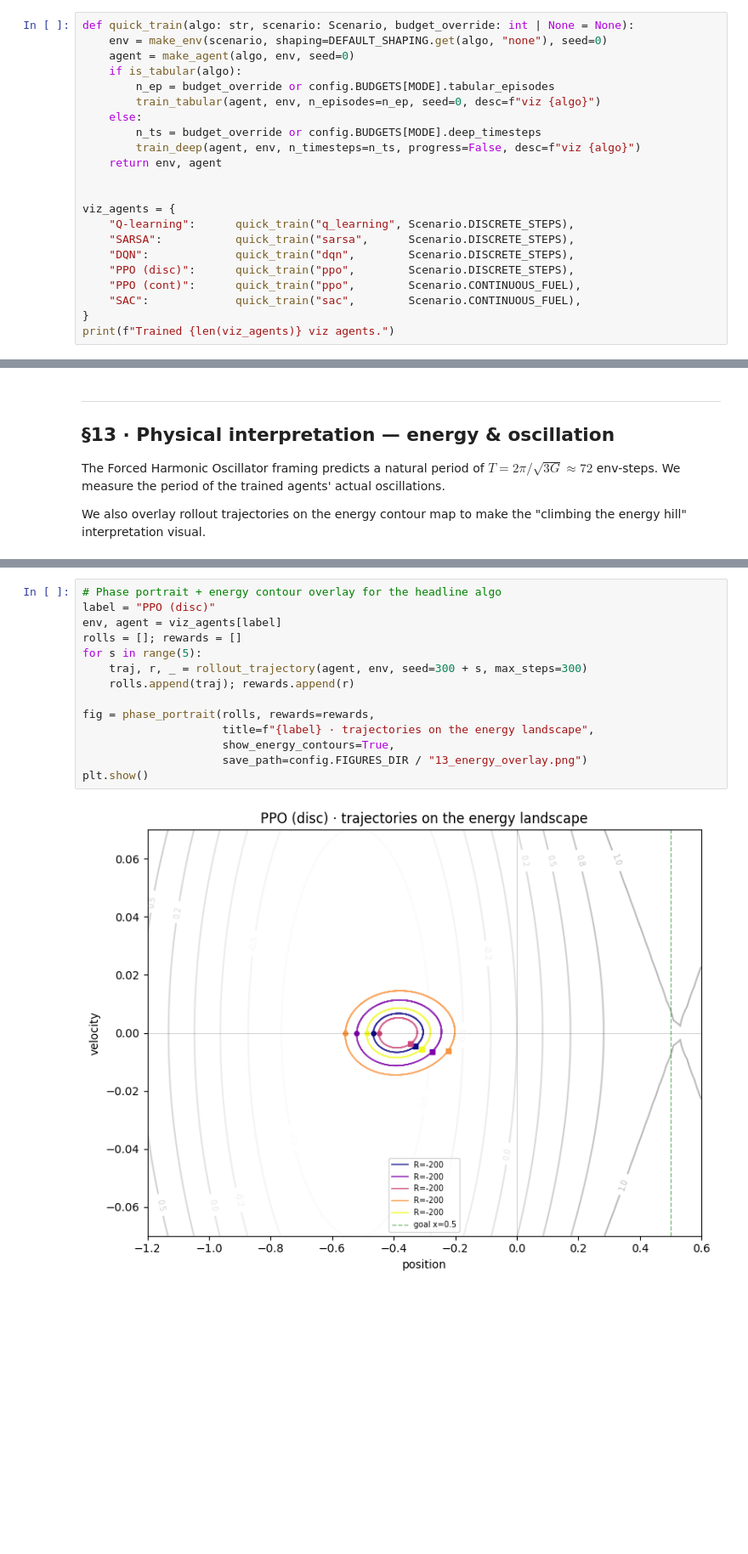
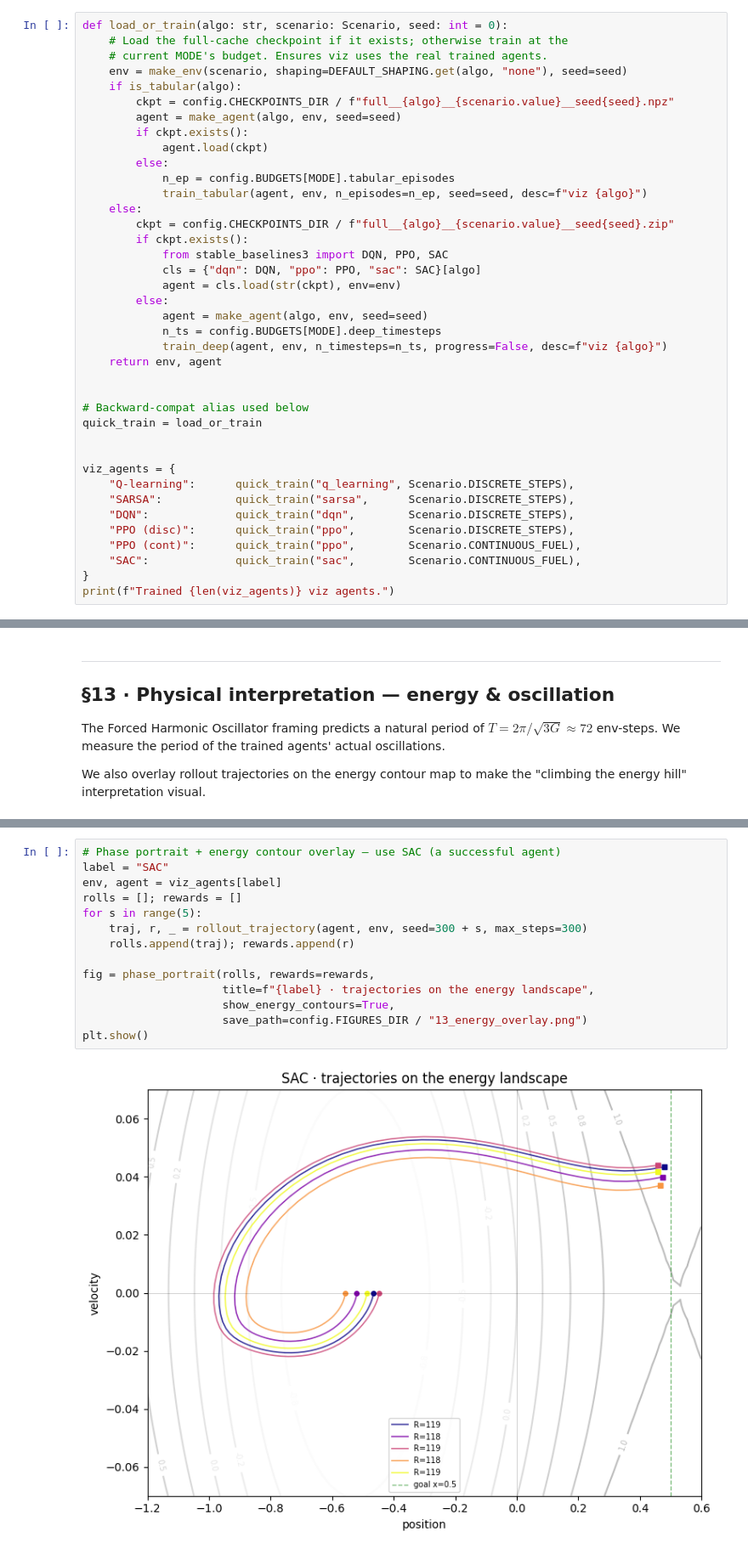
Before and after one commit to javidsegura/rl-mountain-problem, a Jupyter notebook: docs/deliverables/task1/mountaincar_analysis.ipynb, the cells around one changed output, grey strips where cells are left out. Shown at 85% size. Saved outputs shown, nothing was run; the diff lists cells and outputs as text; blank space fills up the shorter version.

```diff
--- a/docs/deliverables/task1/mountaincar_analysis.ipynb
+++ b/docs/deliverables/task1/mountaincar_analysis.ipynb
@@ -565,16 +702,33 @@ trained agents.
 
 ### 9.1 Re-train a representative of each algo (small budget, just for viz)
 # %%
-def quick_train(algo: str, scenario: Scenario, budget_override: int | None = None):
-    env = make_env(scenario, shaping=DEFAULT_SHAPING.get(algo, "none"), seed=0)
-    agent = make_agent(algo, env, seed=0)
+def load_or_train(algo: str, scenario: Scenario, seed: int = 0):
+    # Load the full-cache checkpoint if it exists; otherwise train at the
+    # current MODE's budget. Ensures viz uses the real trained agents.
+    env = make_env(scenario, shaping=DEFAULT_SHAPING.get(algo, "none"), seed=seed)
     if is_tabular(algo):
-        n_ep = budget_override or config.BUDGETS[MODE].tabular_episodes
-        train_tabular(agent, env, n_episodes=n_ep, seed=0, desc=f"viz {algo}")
+        ckpt = config.CHECKPOINTS_DIR / f"full__{algo}__{scenario.value}__seed{seed}.npz"
+        agent = make_agent(algo, env, seed=seed)
+        if ckpt.exists():
+            agent.load(ckpt)
+        else:
+            n_ep = config.BUDGETS[MODE].tabular_episodes
+            train_tabular(agent, env, n_episodes=n_ep, seed=seed, desc=f"viz {algo}")
     else:
-        n_ts = budget_override or config.BUDGETS[MODE].deep_timesteps
-        train_deep(agent, env, n_timesteps=n_ts, progress=False, desc=f"viz {algo}")
+        ckpt = config.CHECKPOINTS_DIR / f"full__{algo}__{scenario.value}__seed{seed}.zip"
+        if ckpt.exists():
+            from stable_baselines3 import DQN, PPO, SAC
+            cls = {"dqn": DQN, "ppo": PPO, "sac": SAC}[algo]
+            agent = cls.load(str(ckpt), env=env)
+        else:
+            agent = make_agent(algo, env, seed=seed)
+            n_ts = config.BUDGETS[MODE].deep_timesteps
+            train_deep(agent, env, n_timesteps=n_ts, progress=False, desc=f"viz {algo}")
     return env, agent
+
+
+# Backward-compat alias used below
+quick_train = load_or_train
 
 
 viz_agents = {
@@ -816,16 +1109,16 @@ Linear FHO prediction:  T = 72.6 steps
 # %%
-# Phase portrait + energy contour overlay for the headline algo
-label = "PPO (disc)"
+# Phase portrait + energy contour overlay — use SAC (a successful agent)
+label = "SAC"
 env, agent = viz_agents[label]
 rolls = []; rewards = []
 for s in range(5):
     traj, r, _ = rollout_trajectory(agent, env, seed=300 + s, max_steps=300)
     rolls.append(traj); rewards.append(r)
 
 fig = phase_portrait(rolls, rewards=rewards,
                      title=f"{label} · trajectories on the energy landscape",
                      show_energy_contours=True,
                      save_path=config.FIGURES_DIR / "13_energy_overlay.png")
 plt.show()
 # %% [output]
-[figure, old version]
+[figure, new version]
```
Also changed, not shown: parts of 40 cells of this notebook, 43 other files.
